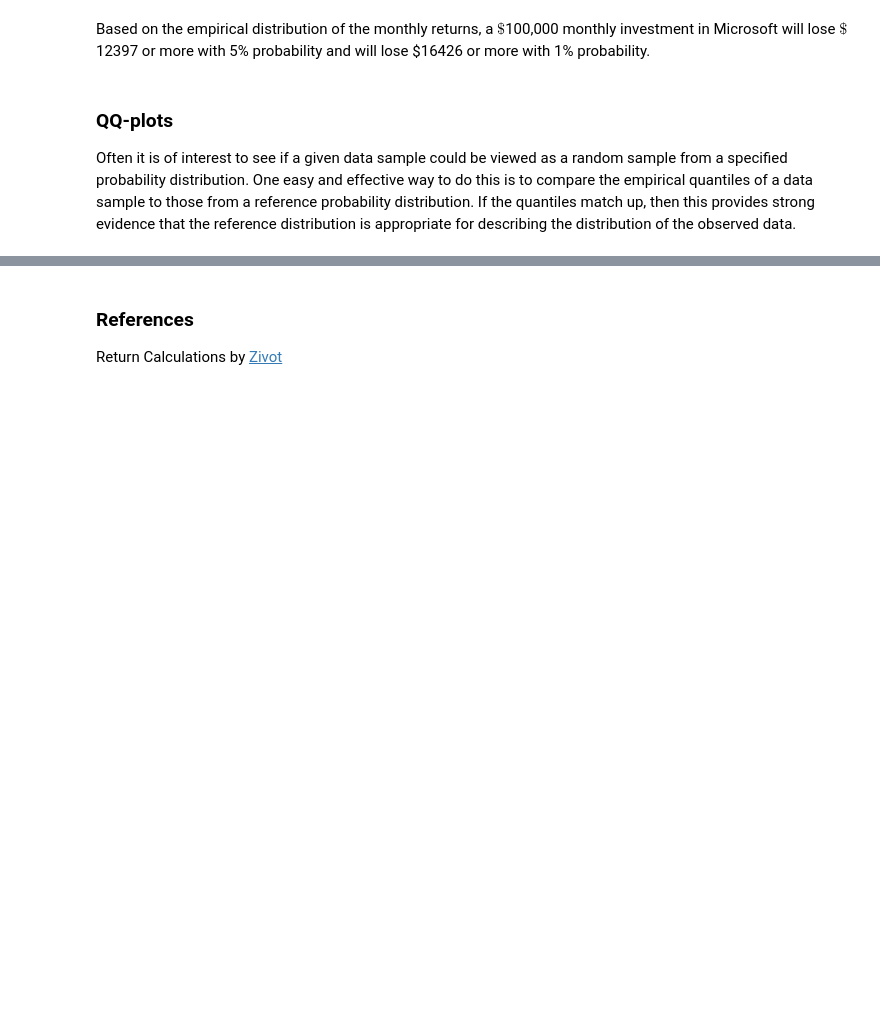
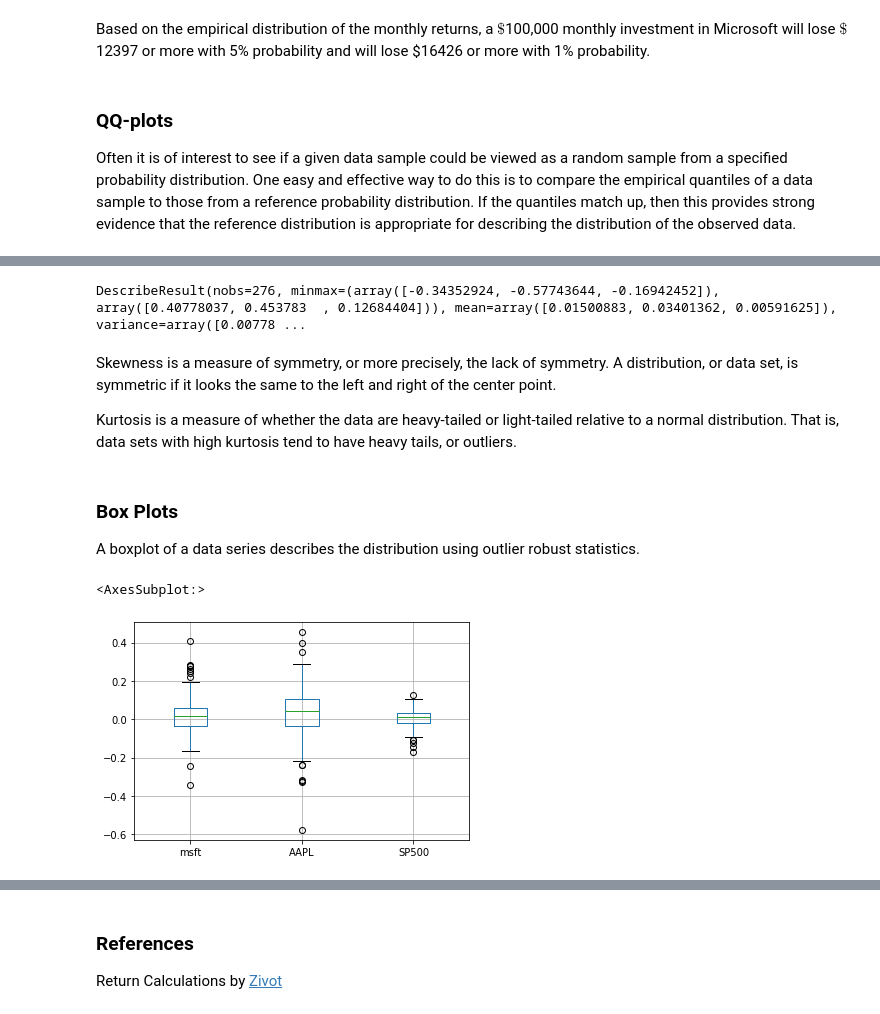
Before and after one commit to oceanumeric/python-finance, a Jupyter notebook: financial_econometrics/financial_time_series.ipynb, the cells around one changed output, grey strips where cells are left out. Saved outputs shown, nothing was run; the diff lists cells and outputs as text; code cells hidden in the pictures; blank space fills up the shorter version.

```diff
--- a/financial_econometrics/financial-time-series.ipynb
+++ b/financial_econometrics/financial_time_series.ipynb
@@ -712,0 +747,18 @@ sm.qqplot(monthly_return['msft'], fit=True, line='45', ax=axes[0, 0])
+# %%
+from scipy.stats import describe
+describe(monthly_return, axis=0)
+# %% [output]
+DescribeResult(nobs=276, minmax=(array([-0.34352924, -0.57743644, -0.16942452]), array([0.40778037, 0.453783  , 0.12684404])), mean=array([0.01500883, 0.03401362, 0.00591625]), variance=array([0.00778 ...
+# %% [markdown]
+Skewness is a measure of symmetry, or more precisely, the lack of symmetry. A distribution, or data set, is symmetric if it looks the same to the left and right of the center point.
+
+Kurtosis is a measure of whether the data are heavy-tailed or light-tailed relative to a normal distribution. That is, data sets with high kurtosis tend to have heavy tails, or outliers.
+# %% [markdown]
+### Box Plots
+
+A boxplot of a data series describes the distribution using outlier robust statistics.
+# %%
+monthly_return.boxplot()
+# %% [output]
+<AxesSubplot:>
+[figure, added]
```
Also changed, not shown: parts of 11 cells of this notebook.
